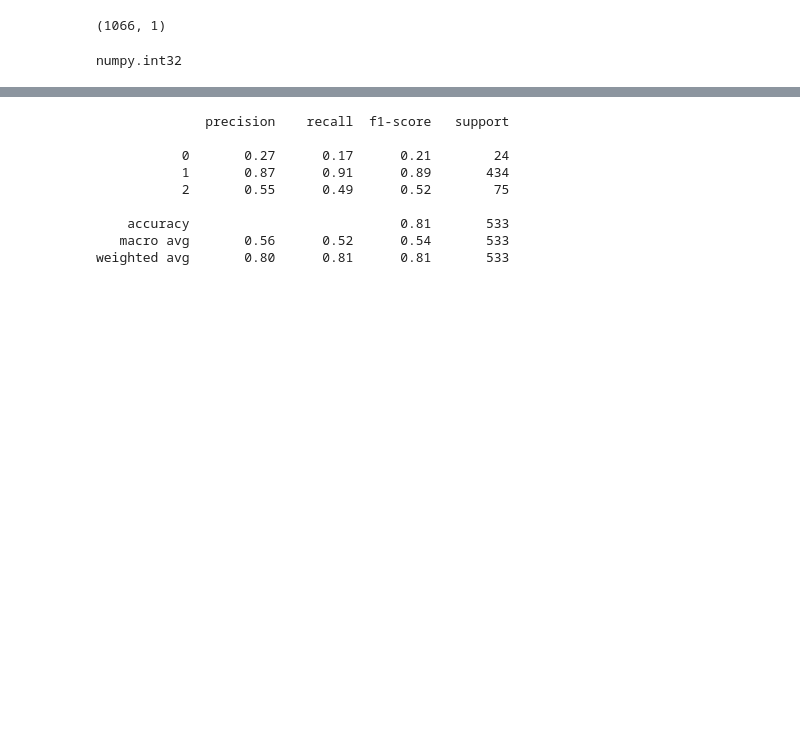
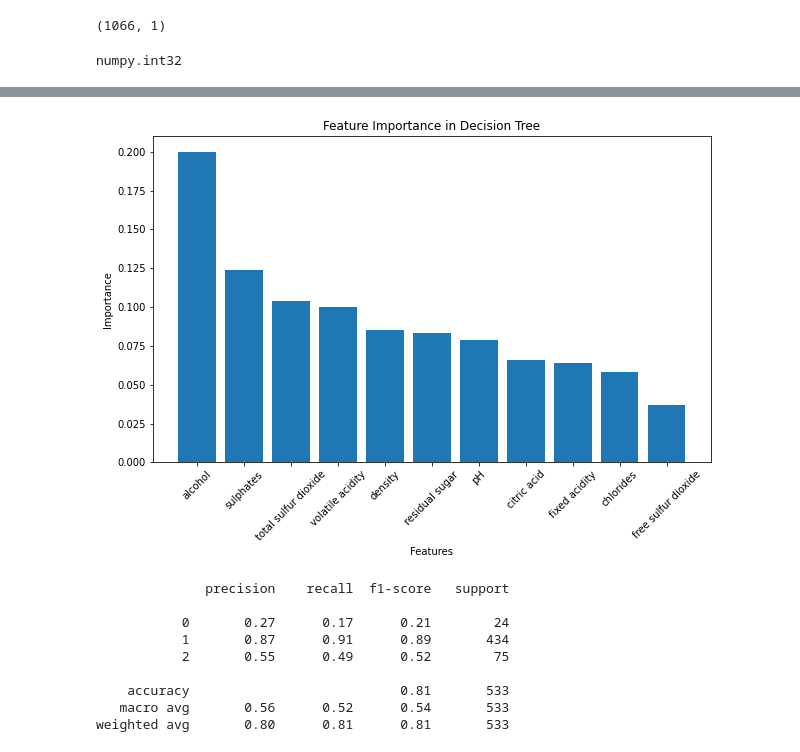
Before and after one commit to Kaustuv-Karki/Data-mining, a Jupyter notebook: DecisionTree-Lab2/DecisionTree.ipynb, the cells around one changed output, grey strips where cells are left out. Saved outputs shown, nothing was run; the diff lists cells and outputs as text; code cells hidden in the pictures; blank space fills up the shorter version.

```diff
--- a/DecisionTree-Lab2/DecisionTree.ipynb
+++ b/DecisionTree-Lab2/DecisionTree.ipynb
@@ -248,0 +262,2 @@ sns.heatmap(cm, annot=True, fmt="", cmap='Blues')
+# %%
+feature_importance = classifier_1.feature_importances_
@@ -249,3 +275,19 @@ sns.heatmap(cm, annot=True, fmt="", cmap='Blues')
+# %%
+#  The sorted importance sorts the imporance values using the indices provided
+sorted_importance = feature_importance[sorted_indices]
+# %%
+# Sorts the features of the datset in the sorted manner
+sorted_features = train_x.columns[sorted_indices]
+# %%
+plt.figure(figsize=(10, 6))
+plt.bar(range(len(sorted_importance)), sorted_importance, tick_label=sorted_features)
+plt.xlabel('Features')
+plt.ylabel('Importance')
+plt.title('Feature Importance in Decision Tree')
+plt.xticks(rotation=45)
+plt.show()
+# %% [output]
+[figure, added]
 # %%
 from sklearn.metrics import classification_report, accuracy_score
 # %%
```
Also changed, not shown: parts of 14 cells of this notebook.
